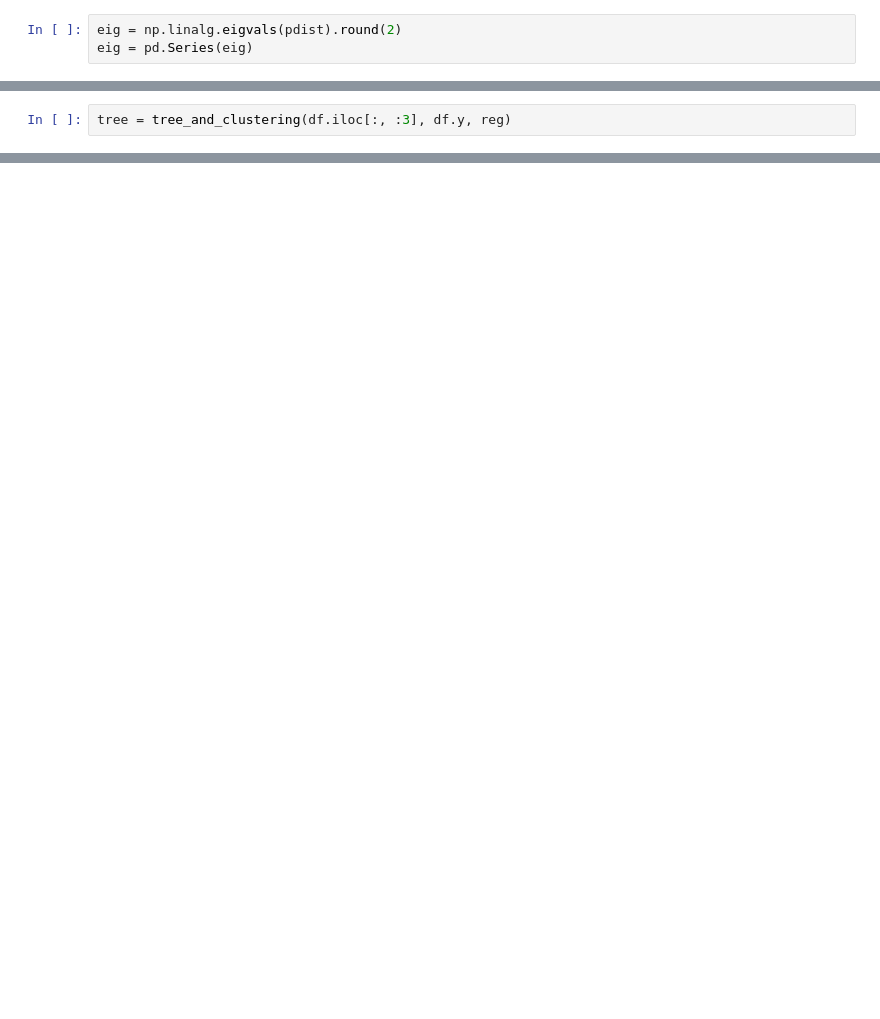
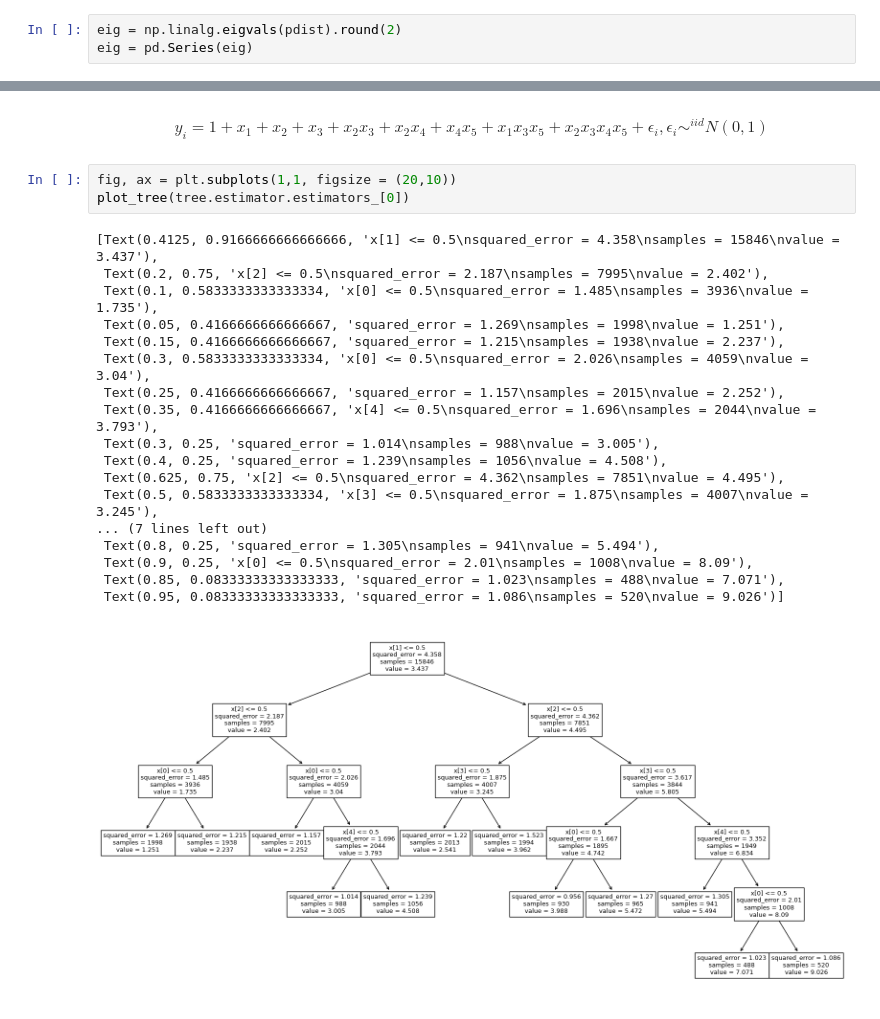
Before and after one commit to leeparkuky/barcode, a Jupyter notebook: permutation_score/testing.ipynb, the cells around one changed output, grey strips where cells are left out. Cells and saved outputs as stored; diff of their text form; blank space fills up the shorter version.

```diff
--- a/permutation_score/testing.ipynb
+++ b/permutation_score/testing.ipynb
@@ -1019,2 +595,0 @@ sample_sizes = summary.iloc[:, -1].tolist()
-# %%
-tree = tree_and_clustering(df.iloc[:, :3], df.y, reg)
@@ -1554,0 +1290,24 @@ barcode.beta_names
+# %% [markdown]
+$$ y_i = 1 + x_1 + x_2 + x_3 + x_2 x_3  + x_2 x_4 + x_4 x_5 + x_1 x_3 x_5 + x_2 x_3 x_4 x_5 + \epsilon_i, \epsilon_i \sim^{iid} N(0,1)$$
+# %%
+fig, ax = plt.subplots(1,1, figsize = (20,10))
+plot_tree(tree.estimator.estimators_[0])
+# %% [output]
+[Text(0.4125, 0.9166666666666666, 'x[1] <= 0.5\nsquared_error = 4.358\nsamples = 15846\nvalue = 3.437'),
+ Text(0.2, 0.75, 'x[2] <= 0.5\nsquared_error = 2.187\nsamples = 7995\nvalue = 2.402'),
+ Text(0.1, 0.5833333333333334, 'x[0] <= 0.5\nsquared_error = 1.485\nsamples = 3936\nvalue = 1.735'),
+ Text(0.05, 0.4166666666666667, 'squared_error = 1.269\nsamples = 1998\nvalue = 1.251'),
+ Text(0.15, 0.4166666666666667, 'squared_error = 1.215\nsamples = 1938\nvalue = 2.237'),
+ Text(0.3, 0.5833333333333334, 'x[0] <= 0.5\nsquared_error = 2.026\nsamples = 4059\nvalue = 3.04'),
+ Text(0.25, 0.4166666666666667, 'squared_error = 1.157\nsamples = 2015\nvalue = 2.252'),
+ Text(0.35, 0.4166666666666667, 'x[4] <= 0.5\nsquared_error = 1.696\nsamples = 2044\nvalue = 3.793'),
+ Text(0.3, 0.25, 'squared_error = 1.014\nsamples = 988\nvalue = 3.005'),
+ Text(0.4, 0.25, 'squared_error = 1.239\nsamples = 1056\nvalue = 4.508'),
+ Text(0.625, 0.75, 'x[2] <= 0.5\nsquared_error = 4.362\nsamples = 7851\nvalue = 4.495'),
+ Text(0.5, 0.5833333333333334, 'x[3] <= 0.5\nsquared_error = 1.875\nsamples = 4007\nvalue = 3.245'),
+... (7 lines left out)
+ Text(0.8, 0.25, 'squared_error = 1.305\nsamples = 941\nvalue = 5.494'),
+ Text(0.9, 0.25, 'x[0] <= 0.5\nsquared_error = 2.01\nsamples = 1008\nvalue = 8.09'),
+ Text(0.85, 0.08333333333333333, 'squared_error = 1.023\nsamples = 488\nvalue = 7.071'),
+ Text(0.95, 0.08333333333333333, 'squared_error = 1.086\nsamples = 520\nvalue = 9.026')]
+[figure, added]
```
Also changed, not shown: parts of 160 cells of this notebook, 4 other files.
